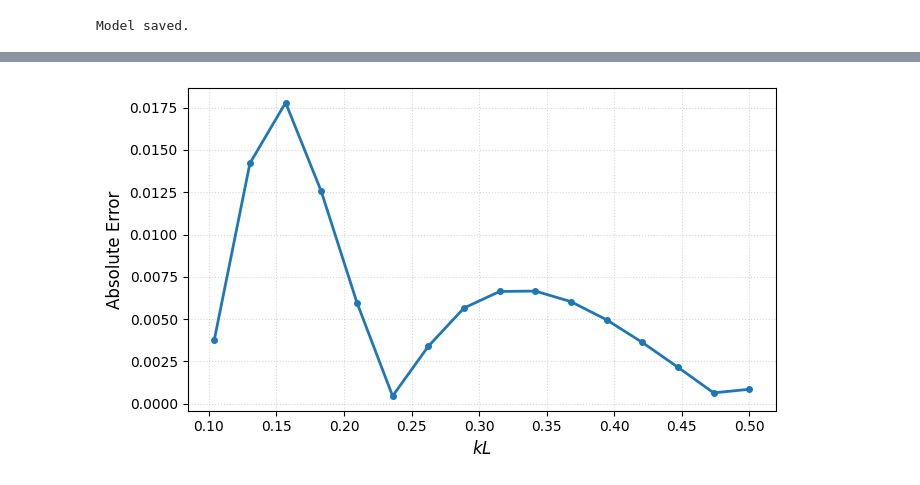
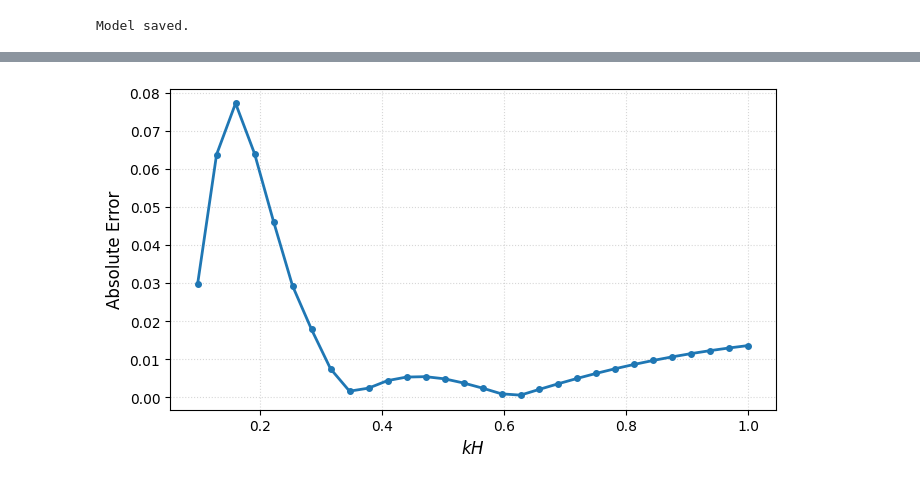
Before and after one commit to tdiksha758-png/pinn_FGM_loosley, a Jupyter notebook: experiments/pinn_loosley_code.ipynb, the cells around one changed output, grey strips where cells are left out. Saved outputs shown, nothing was run; the diff lists cells and outputs as text; code cells hidden in the pictures.

```diff
--- a/experiments/pinn_loosley_code.ipynb
+++ b/experiments/pinn_loosley_code.ipynb
@@ -1215,15 +1994,39 @@ Max Error = 1.7793e-02
 # %%
-plt.figure(figsize=(7,4))
+# ==========================================================
+# Absolute Error Plot
+# ==========================================================
 
-plt.plot(kL, abs_error, 'o-', linewidth=2, markersize=4)
-plt.xlabel(r'$kL$', fontsize=12)
-plt.ylabel('Absolute Error', fontsize=12)
+plt.figure(figsize=(7, 4))
 
-plt.grid(True, linestyle=':', alpha=0.5)
+plt.plot(
+    kH_pinn_sorted,
+    abs_error,
+    'o-',
+    linewidth=2,
+    markersize=4
+)
+
+plt.xlabel(
+    r'$kH$',
+    fontsize=12
+)
+
+plt.ylabel(
+    'Absolute Error',
+    fontsize=12
+)
+
+plt.grid(
+    True,
+    linestyle=':',
+    alpha=0.5
+)
+
 plt.tight_layout()
+
 plt.show()
 # %% [output]
-[figure, old version]
+[figure, new version]
 # %%
 # ==============================
 # Absolute Error Heatmap
```
Also changed, not shown: parts of 24 cells of this notebook, 20 other files.
